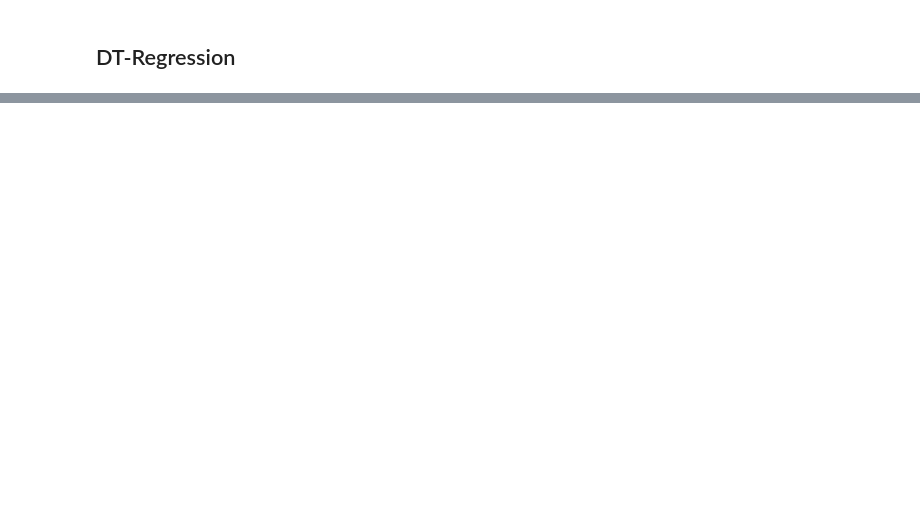
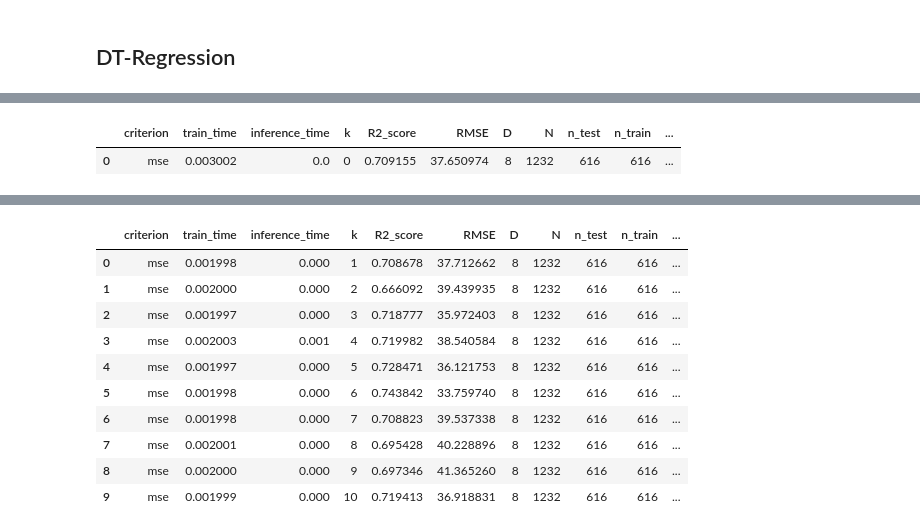
Before and after one commit to hitimr/ML_2020, a Jupyter notebook: Ex2/Moneyball/moneyball_regression.ipynb, the cells around one changed output, grey strips where cells are left out. Saved outputs shown, nothing was run; the diff lists cells and outputs as text; code cells hidden in the pictures; blank space fills up the shorter version.

```diff
--- a/Ex2/Moneyball/moneyball_regression.ipynb
+++ b/Ex2/Moneyball/moneyball_regression.ipynb
@@ -85,16 +115,16 @@ modeltrainer.results
 ## My SGD-Regression
 # %%
 MODEL = LinearRegression
-params = {"alpha" : [0.001,0.001],
-          "max_iter" : [1000,10000,100000]}
-n_splits = 2
+#params = {"alpha" : [0.001,0.001],
+          #"max_iter" : [1000,10000,100000]}
+#n_splits = 2
 modeltrainer = ModelTrainer(MODEL, params, X, Y, Variationerror = mean_gamma_deviance, NameOfError = "MGE", thread_cnt=1)
 ########### train with TrainTestSplit  ###################
 modeltrainer.TTSplit(test_size = 0.5)
 modeltrainer.train()
-results = modeltrainer.retResults(PATH + "my_TTS_SGD.csv")
+results = modeltrainer.retResults(PATH + f"my_TTS_SGD_{mode}.csv")
 display(results)
 ############ shuffle_Cross validation  ###################
 modeltrainer.CV_shuffle_split(k = n_splits, test_size = 0.5, random_state = 42)
-results = modeltrainer.retResults(PATH + "my_CV_SGD.csv")
-display(results)
+results = modeltrainer.retResults(PATH + f"my_CV_SGD_{mode}.csv")
+#display(results)
@@ -102,20 +147,21 @@ display(results)
 ## KNN-Regression
 # %%
 MODEL = KNeighborsRegressor
-params = {"n_neighbors": [5],
+params = {"n_neighbors": [10],
         "weights" : ["uniform"],
-        "algorithm": ["brute","kd_tree","ball_tree"]}
+        #"algorithm": ["brute","kd_tree","ball_tree"]
+        }
 NAME = "KNN"
 PATH = "out/"+NAME+"/"
 
-n_splits = 2
+#n_splits = 2
 modeltrainer = ModelTrainer(MODEL, params, X, Y, Variationerror = mean_gamma_deviance, NameOfError = "MGE", thread_cnt=1)
 ########### train with TrainTestSplit  ###################
 modeltrainer.TTSplit(test_size = 0.5)
 modeltrainer.train()
-results = modeltrainer.retResults(PATH + "sklearn_TTS_KNN.csv")
+results = modeltrainer.retResults(PATH + f"sklearn_TTS_KNN_{mode}.csv")
 display(results)
 ############ shuffle_Cross validation  ###################
 modeltrainer.CV_shuffle_split(k = n_splits, test_size = 0.5, random_state = 42)
-results = modeltrainer.retResults(PATH + "sklearn_CV_KNN.csv")
+results = modeltrainer.retResults(PATH + f"sklearn_CV_KNN_{mode}.csv")
 display(results)
@@ -123,20 +195,20 @@ display(results)
 ## my KNN-Regression
 # %%
 MODEL = KNNRegressor
-params = {"n_neighbors" : [5],
+params = {"n_neighbors" : [10],
            "p": [2],
            "chunk_size": [600]}
 NAME = "KNN"
 PATH = "out/"+NAME+"/"
 
-n_splits = 2
+#n_splits = 2
 modeltrainer = ModelTrainer(MODEL, params, X, Y, Variationerror = mean_gamma_deviance, NameOfError = "MGE", thread_cnt=1)
 ########### train with TrainTestSplit  ###################
 modeltrainer.TTSplit(test_size = 0.5)
 modeltrainer.train()
-results = modeltrainer.retResults(PATH + "my_TTS_KNN.csv")
+results = modeltrainer.retResults(PATH + f"my_TTS_KNN_{mode}.csv")
 display(results)
 ############ shuffle_Cross validation  ###################
 modeltrainer.CV_shuffle_split(k = n_splits, test_size = 0.5, random_state = 42)
-results = modeltrainer.retResults(PATH + "my_CV_KNN.csv")
+results = modeltrainer.retResults(PATH + f"my_CV_KNN_{mode}.csv")
 display(results)
@@ -149,14 +247,14 @@ NAME = "RF"
 PATH = "out/"+NAME+"/"
 
 
-n_splits = 2
+#n_splits = 2
 modeltrainer = ModelTrainer(MODEL, params, X, Y, Variationerror = mean_gamma_deviance, NameOfError = "MGE", thread_cnt=1)
 ########### train with TrainTestSplit  ###################
 modeltrainer.TTSplit(test_size = 0.5)
 modeltrainer.train()
-results = modeltrainer.retResults(PATH + "sklearn_TTS_RF.csv")
+results = modeltrainer.retResults(PATH + f"sklearn_TTS_RF_{mode}.csv")
 display(results)
 ############ shuffle_Cross validation  ###################
 modeltrainer.CV_shuffle_split(k = n_splits, test_size = 0.5, random_state = 42)
-results = modeltrainer.retResults(PATH + "sklearn_CV_RF.csv")
+results = modeltrainer.retResults(PATH + f"sklearn_CV_RF_{mode}.csv")
 display(results)
@@ -173,9 +297,10 @@ modeltrainer = ModelTrainer(MODEL, params, X, Y, Variationerror = mean_gamma_dev
 ########### train with TrainTestSplit  ###################
 modeltrainer.TTSplit(test_size = 0.5)
 modeltrainer.train()
-results = modeltrainer.retResults(PATH + "sklearn_TTS_DT.csv")
+results = modeltrainer.retResults(PATH + f"sklearn_TTS_DT_{mode}.csv")
 display(results)
 ############ shuffle_Cross validation  ###################
 modeltrainer.CV_shuffle_split(k = n_splits, test_size = 0.5, random_state = 42)
-results = modeltrainer.retResults(PATH + "sklearn_CV_DT.csv")
+results = modeltrainer.retResults(PATH + f"sklearn_CV_DT_{mode}.csv")
 display(results)
+# %% [output]
@@ -181,0 +308,2 @@ display(results)
+|  | criterion | train_time | inference_time | k | R2_score | RMSE | D | N | n_test | n_train | ... |
+| 0 | mse | 0.003002 | 0.0 | 0 | 0.709155 | 37.650974 | 8 | 1232 | 616 | 616 | ... |
@@ -181,0 +321,11 @@ display(results)
+|  | criterion | train_time | inference_time | k | R2_score | RMSE | D | N | n_test | n_train | ... |
+| 0 | mse | 0.001998 | 0.000 | 1 | 0.708678 | 37.712662 | 8 | 1232 | 616 | 616 | ... |
+| 1 | mse | 0.002000 | 0.000 | 2 | 0.666092 | 39.439935 | 8 | 1232 | 616 | 616 | ... |
+| 2 | mse | 0.001997 | 0.000 | 3 | 0.718777 | 35.972403 | 8 | 1232 | 616 | 616 | ... |
+| 3 | mse | 0.002003 | 0.001 | 4 | 0.719982 | 38.540584 | 8 | 1232 | 616 | 616 | ... |
+| 4 | mse | 0.001997 | 0.000 | 5 | 0.728471 | 36.121753 | 8 | 1232 | 616 | 616 | ... |
+| 5 | mse | 0.001998 | 0.000 | 6 | 0.743842 | 33.759740 | 8 | 1232 | 616 | 616 | ... |
+| 6 | mse | 0.001998 | 0.000 | 7 | 0.708823 | 39.537338 | 8 | 1232 | 616 | 616 | ... |
+| 7 | mse | 0.002001 | 0.000 | 8 | 0.695428 | 40.228896 | 8 | 1232 | 616 | 616 | ... |
+| 8 | mse | 0.002000 | 0.000 | 9 | 0.697346 | 41.365260 | 8 | 1232 | 616 | 616 | ... |
+| 9 | mse | 0.001999 | 0.000 | 10 | 0.719413 | 36.918831 | 8 | 1232 | 616 | 616 | ... |
```
Also changed, not shown: parts of 11 cells of this notebook, 54 other files.
